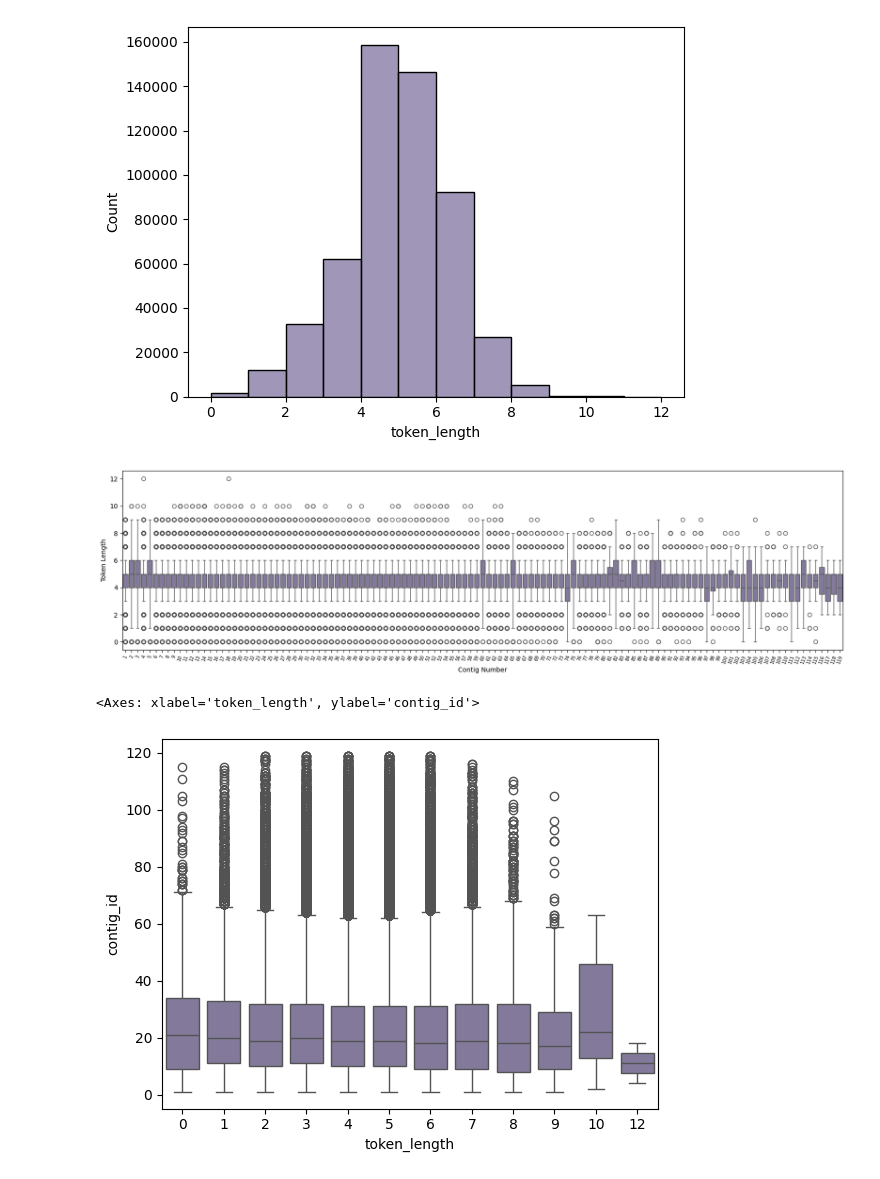
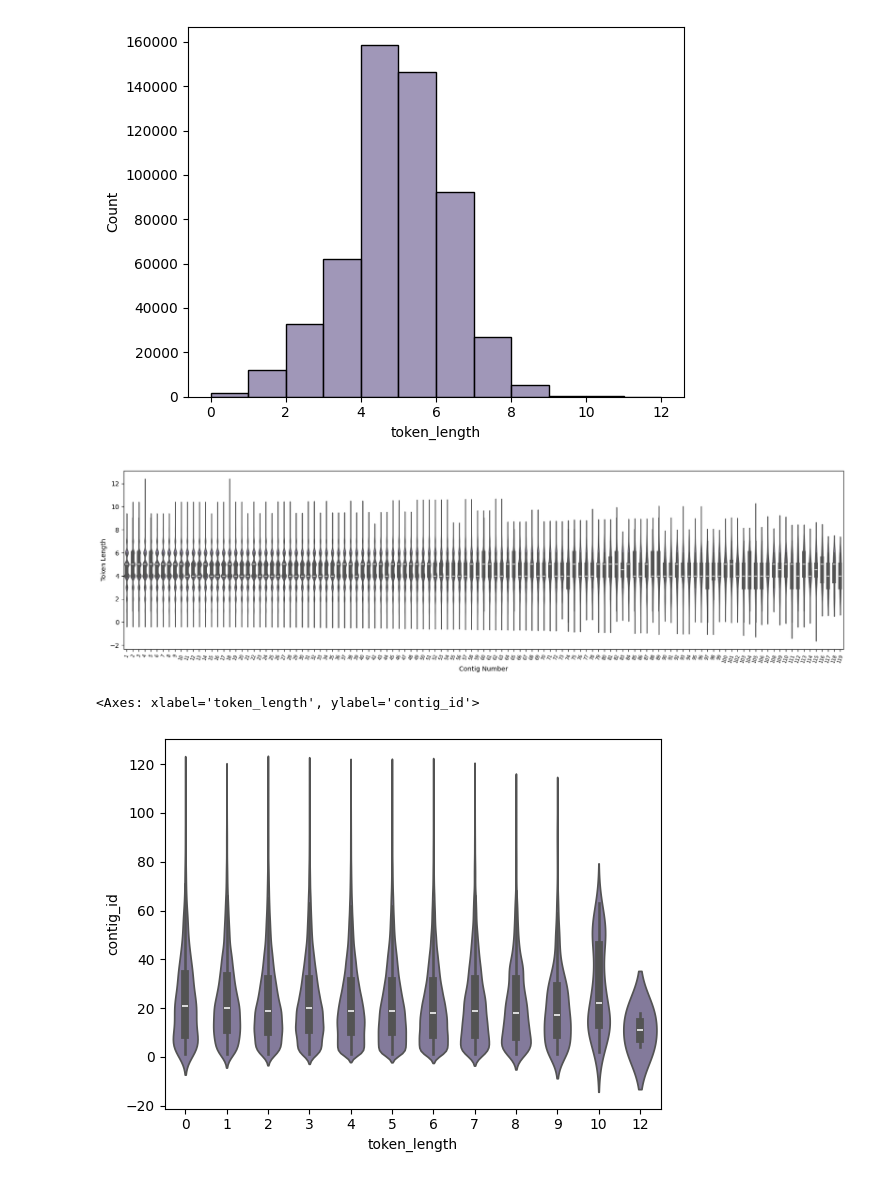
Before and after one commit to ryashpal/alfred-data-analysis, a Jupyter notebook: notebooks/genome_nlp_tokens/token_length.ipynb, the cells around one changed output. Cells and saved outputs as stored; diff of their text form; code cells hidden in the pictures.

Commit message:
Updated boxplot to violin plot

```diff
--- a/notebooks/genome_nlp_tokens/token_length.ipynb
+++ b/notebooks/genome_nlp_tokens/token_length.ipynb
@@ -66,7 +66,7 @@ from matplotlib import pyplot as plt
 
 plt.figure(figsize=(20,5))
 
-ax = sns.boxplot(data=bedDf, x='contig_id', y='token_length', color='#8174A0')
+ax = sns.violinplot(data=bedDf, x='contig_id', y='token_length', color='#8174A0')
 
 plt.xlabel('Contig Number')
 plt.xticks(fontsize=7, rotation=70)
@@ -74,12 +74,12 @@ plt.ylabel('Token Length')
 
 plt.show()
 # %% [output]
-[figure, old version]
+[figure, new version]
 # %%
 import seaborn as sns
 
 
-sns.boxplot(data=bedDf, x='token_length', y='contig_id', color='#8174A0')
+sns.violinplot(data=bedDf, x='token_length', y='contig_id', color='#8174A0')
 # %% [output]
 <Axes: xlabel='token_length', ylabel='contig_id'>
-[figure, old version]
+[figure, new version]
```
